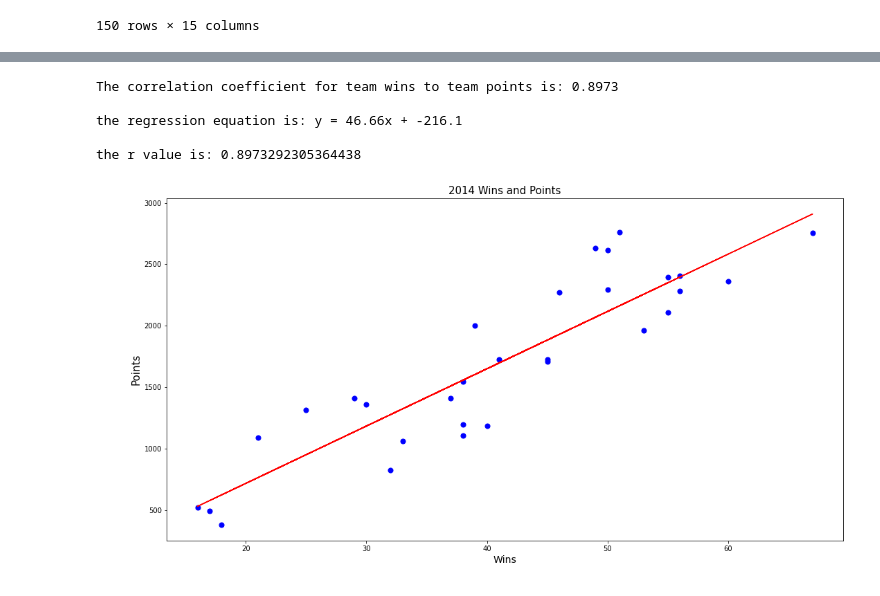
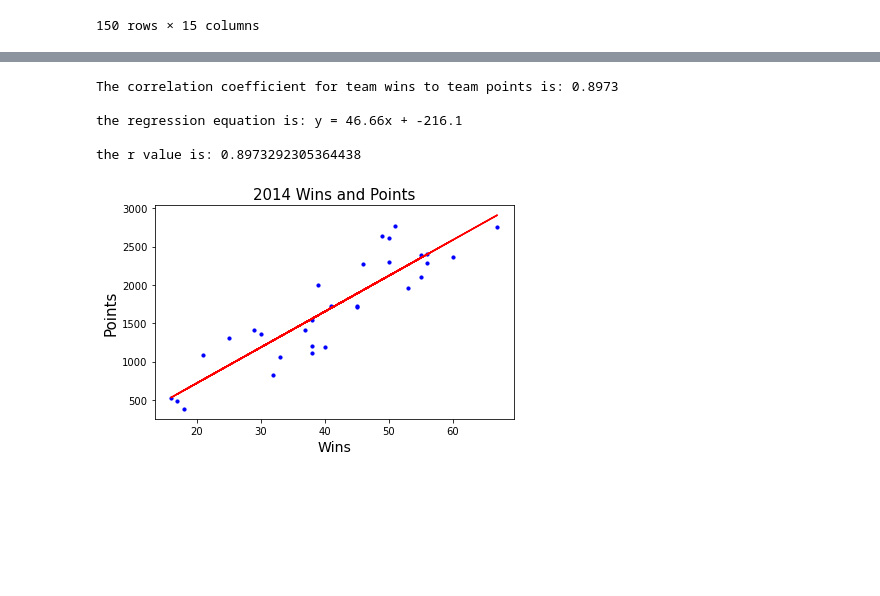
Before and after one commit to lovenalee/Ballers-Project1-Do-You-Really-Know-The-NBA-, a Jupyter notebook: team_traditional_stats.ipynb, the cells around one changed output, grey strips where cells are left out. Cells and saved outputs as stored; diff of their text form; code cells hidden in the pictures; blank space fills up the shorter version.

```diff
--- a/team_traditional_stats.ipynb
+++ b/team_traditional_stats.ipynb
@@ -38,4 +31,4 @@ Index(['Team', 'Year', 'WINorLOSS', 'TeamPoints', 'Assists', 'FieldGoals',
 # %%
-yr2014_df = merged_df.loc[merged_df['Year'] == 2014, ['Year','Team','TeamPoints','Assists','FieldGoals','TotalRebounds','W']]
-#yr2014_df
+merged_sort = merged_df.loc[:,['Year','Team','W','TeamPoints','Assists','FieldGoals','TotalRebounds']]
+merged_sort
 # %% [output]
@@ -59,9 +48,9 @@ yr2014_df = merged_df.loc[merged_df['Year'] == 2014, ['Year','Team','TeamPoints'
 # %%
-yr2014_clean = yr2014_df.rename(columns={'Year': 'Year',
+merged_clean = merged_sort.rename(columns={'Year': 'Year',
                                          'Team': 'Teams',
                                          'TeamPoints':'Points',
                                          'Assists': 'Assists',
                                          'FieldGoals': 'Field Goals',
                                          'TotalRebounds':'Rebounds',
-                                         'W': 'Wins'}).reset_index()
-#yr2014_clean
+                                         'W': 'Wins'}).reset_index(drop=True)
+merged_clean
@@ -67,0 +71,3 @@ yr2014_clean = yr2014_df.rename(columns={'Year': 'Year',
+# %%
+yr2014_df = merged_clean.loc[merged_df['Year'] == 2014,:]
+yr2014_df
@@ -68,29 +92,29 @@ yr2014_clean = yr2014_df.rename(columns={'Year': 'Year',
 # %%
 # Calculate the correlation coefficient and linear regression model
-correlation_coefficient = round(sts.pearsonr(yr2014_clean['Wins'], yr2014_clean['Points'])[0],4)
+correlation_coefficient = round(sts.pearsonr(yr2014_df['Wins'], yr2014_df['Points'])[0],4)
 
 print(f'The correlation coefficient for team wins to team points is: {correlation_coefficient}\n')
 
-(slope, intercept, rvalue, pvalue, stderr) = sts.linregress(yr2014_clean['Wins'], yr2014_clean['Points'])
-regress_values = slope * yr2014_clean['Wins'] + intercept
+(slope, intercept, rvalue, pvalue, stderr) = sts.linregress(yr2014_df['Wins'], yr2014_df['Points'])
+regress_values = slope * yr2014_df['Wins'] + intercept
 #print(regress_values)
 
 equation = 'y = ' + str(round(slope, 2)) + 'x + ' + str(round(intercept, 2))
 print(f'the regression equation is: {equation}\n')
 print(f'the r value is: {rvalue}\n')
-plt.figure(figsize=(15,8))
-plt.scatter(yr2014_clean['Wins'], yr2014_clean['Points'], s=50, c='b')
-plt.plot(yr2014_clean['Wins'], regress_values, color='red')
+#plt.figure(figsize=(15,8))
+plt.scatter(yr2014_df['Wins'], yr2014_df['Points'], s=10, c='b')
+plt.plot(yr2014_df['Wins'], regress_values, color='red')
 plt.title('2014 Wins and Points',fontsize =15)
 plt.xlabel('Wins',fontsize =14)
 plt.ylabel('Points',fontsize =15)
-plt.annotate(equation, xy=(8, 10), fontsize=20, color='red')
+plt.annotate(equation, xy=(10, 10), fontsize=20, color='red')
 plt.tight_layout()
 plt.show()
 # %% [output]
 The correlation coefficient for team wins to team points is: 0.8973
 
 the regression equation is: y = 46.66x + -216.1
 
 the r value is: 0.8973292305364438
-[figure, old version]
+[figure, new version]
```
Also changed, not shown: parts of 4 cells of this notebook.
